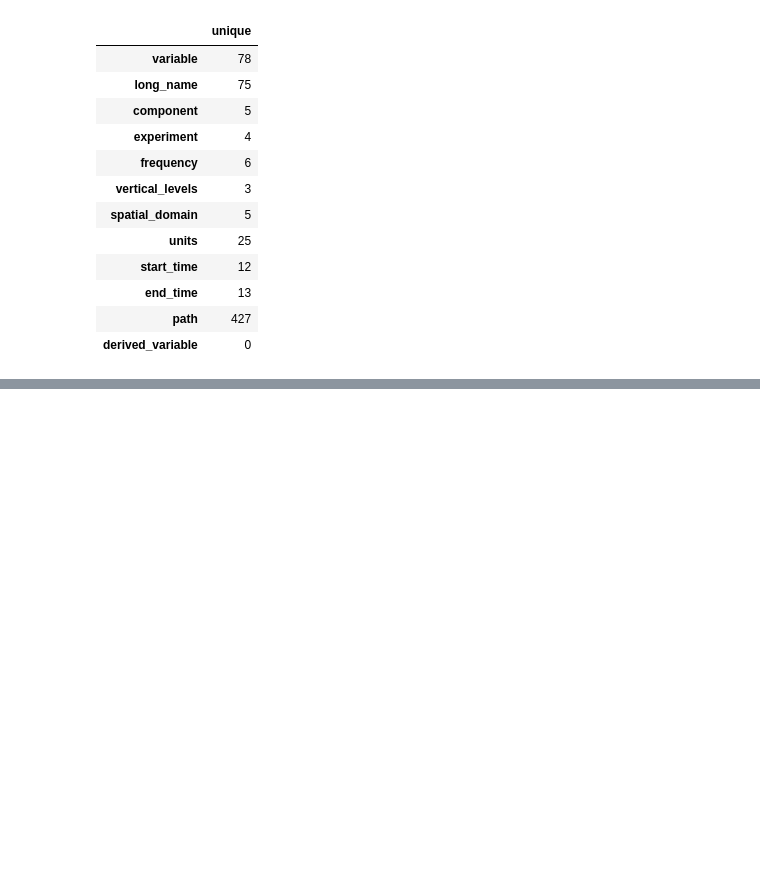
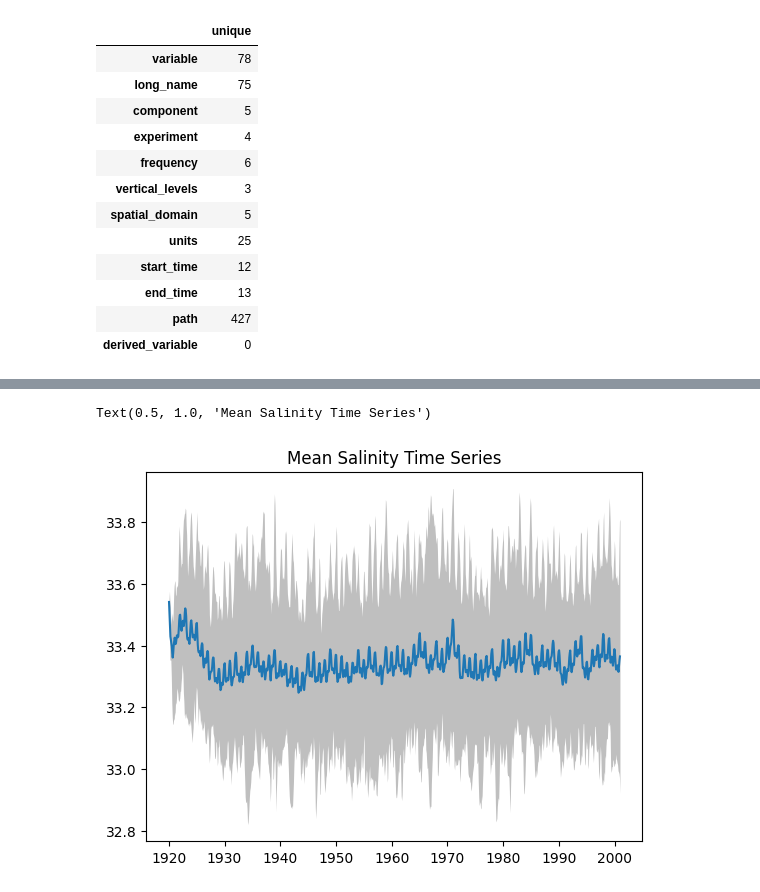
Before and after one commit to Channelislanders/toolkit, a Jupyter notebook: test_notebooks/data/download_nc_files_salt.ipynb, the cells around one changed output, grey strips where cells are left out. Cells and saved outputs as stored; diff of their text form; code cells hidden in the pictures; blank space fills up the shorter version.

Commit message:
did the min and max of the mean plot

```diff
--- a/test_notebooks/data/download_nc_files_salt.ipynb
+++ b/test_notebooks/data/download_nc_files_salt.ipynb
@@ -256,3 +247,26 @@ Attributes: (12/24)
     intake_esm_attrs:path:             s3://ncar-cesm-lens/ocn/monthly/cesmLE...
     intake_esm_attrs:_data_format_:    zarr
     intake_esm_dataset_key:            ocn.20C.monthly
+# %%
+test_2000 = check.sel(time=slice("1920", "2000"))
+
+#select the TEMP column and set z_t, which is depth to 0 for sea surface temeperature
+point_2 = test_2000.SALT.sel(z_t = 0, method = "nearest")
+
+#select a member_id
+mean_id = point_2.mean("member_id")
+max_id = point_2.max("member_id")
+min_id = point_2.min("member_id")
+# %%
+time = mean_id.indexes['time'].to_datetimeindex()
+# %%
+# plot
+fig, ax = plt.subplots()
+
+ax.plot(time, mean_id)
+ax.fill_between(time, min_id, max_id, alpha=.5, linewidth=0, color = 'gray')
+
+plt.title("Mean Salinity Time Series")
+# %% [output]
+Text(0.5, 1.0, 'Mean Salinity Time Series')
+[figure, added]
```
Also changed, not shown: parts of 6 cells of this notebook.
